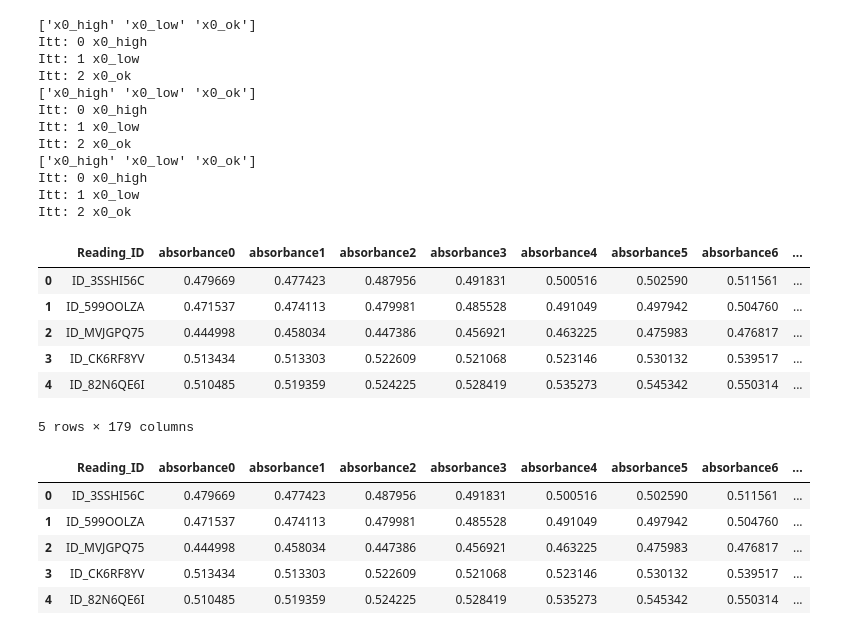
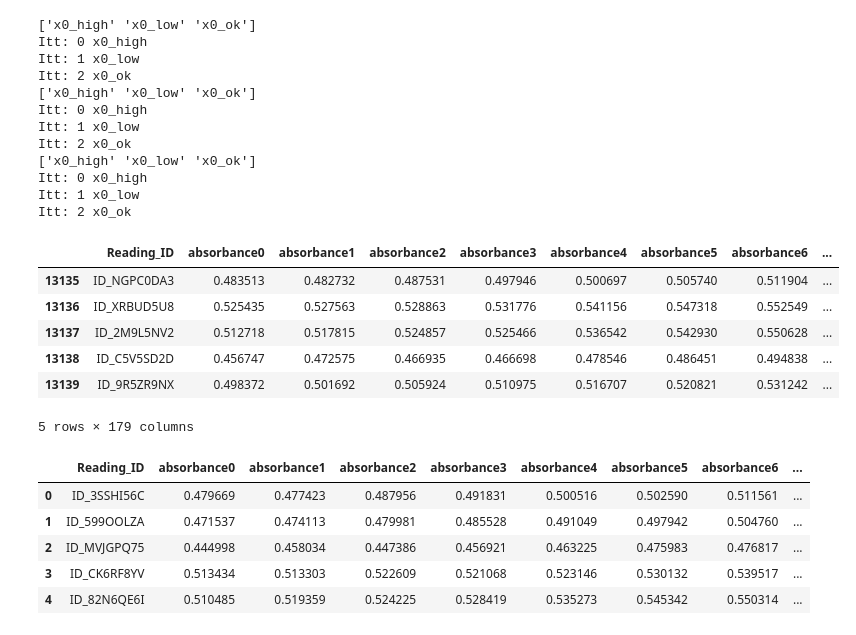
Before and after one commit to sipocz/Blood, a Jupyter notebook: Blood_AI.ipynb, the cells around one changed output. Drawn from its saved outputs; the diff is of its cells as text; code cells hidden in the pictures.

```diff
--- a/Blood_AI.ipynb
+++ b/Blood_AI.ipynb
@@ -63,11 +74,11 @@ def one_hot_encode_df(df,str_index):
     for ind,code in enumerate(codes):
         print("Itt:",ind,codes[ind])
         indf[str_index+"_"+code]=out[:,ind]
-    return(indf)
+    return(indf,one_hot)
 # %%
-hdl_col_df=one_hot_encode_df(df,"hdl_cholesterol_human")
-hemo_df=one_hot_encode_df(df,"hemoglobin(hgb)_human")
-col_df=one_hot_encode_df(df,"cholesterol_ldl_human")
+hdl_col_df,hdl_onehot=one_hot_encode_df(df,"hdl_cholesterol_human")
+hemo_df,hemo_onehot=one_hot_encode_df(df,"hemoglobin(hgb)_human")
+col_df,col_onehot=one_hot_encode_df(df,"cholesterol_ldl_human")
 # %% [output]
 ['x0_high' 'x0_low' 'x0_ok']
 Itt: 0 x0_high
@@ -82,14 +93,14 @@ Itt: 0 x0_high
 Itt: 1 x0_low
 Itt: 2 x0_ok
 # %%
-hemo_df.head()
+hemo_df.tail()
 # %% [output]
 |  | Reading_ID | absorbance0 | absorbance1 | absorbance2 | absorbance3 | absorbance4 | absorbance5 | absorbance6 | ... |
-| 0 | ID_3SSHI56C | 0.479669 | 0.477423 | 0.487956 | 0.491831 | 0.500516 | 0.502590 | 0.511561 | ... |
-| 1 | ID_599OOLZA | 0.471537 | 0.474113 | 0.479981 | 0.485528 | 0.491049 | 0.497942 | 0.504760 | ... |
-| 2 | ID_MVJGPQ75 | 0.444998 | 0.458034 | 0.447386 | 0.456921 | 0.463225 | 0.475983 | 0.476817 | ... |
-| 3 | ID_CK6RF8YV | 0.513434 | 0.513303 | 0.522609 | 0.521068 | 0.523146 | 0.530132 | 0.539517 | ... |
-| 4 | ID_82N6QE6I | 0.510485 | 0.519359 | 0.524225 | 0.528419 | 0.535273 | 0.545342 | 0.550314 | ... |
+| 13135 | ID_NGPC0DA3 | 0.483513 | 0.482732 | 0.487531 | 0.497946 | 0.500697 | 0.505740 | 0.511904 | ... |
+| 13136 | ID_XRBUD5U8 | 0.525435 | 0.527563 | 0.528863 | 0.531776 | 0.541156 | 0.547318 | 0.552549 | ... |
+| 13137 | ID_2M9L5NV2 | 0.512718 | 0.517815 | 0.524857 | 0.525466 | 0.536542 | 0.542930 | 0.550628 | ... |
+| 13138 | ID_C5V5SD2D | 0.456747 | 0.472575 | 0.466935 | 0.466698 | 0.478546 | 0.486451 | 0.494838 | ... |
+| 13139 | ID_9R5ZR9NX | 0.498372 | 0.501692 | 0.505924 | 0.510975 | 0.516707 | 0.520821 | 0.531242 | ... |
 5 rows × 179 columns
 # %%
 del hdl_col_df["hdl_cholesterol_human"]
```
Also changed, not shown: parts of 21 cells of this notebook.
